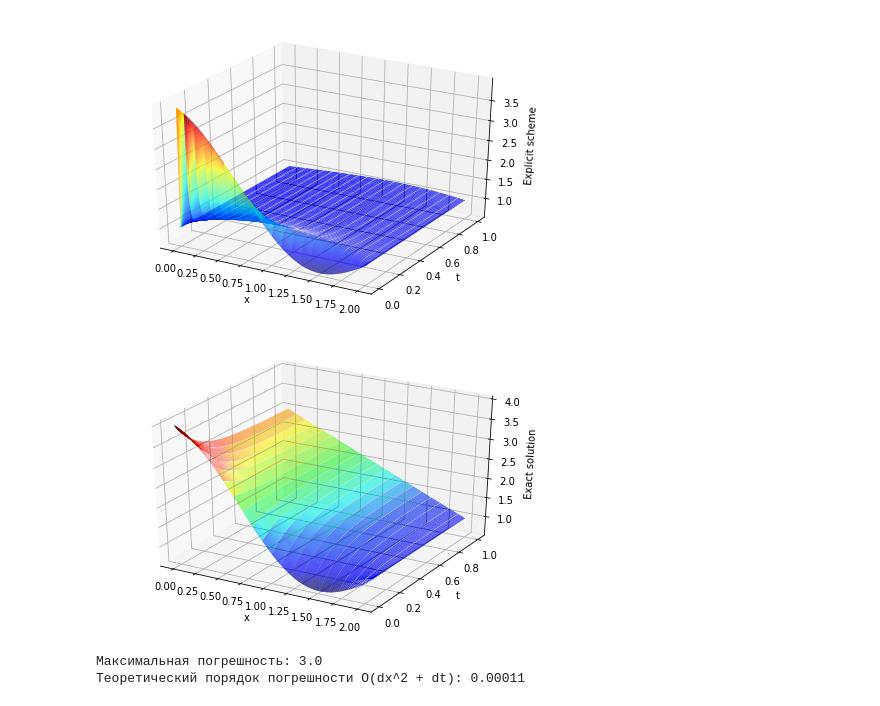
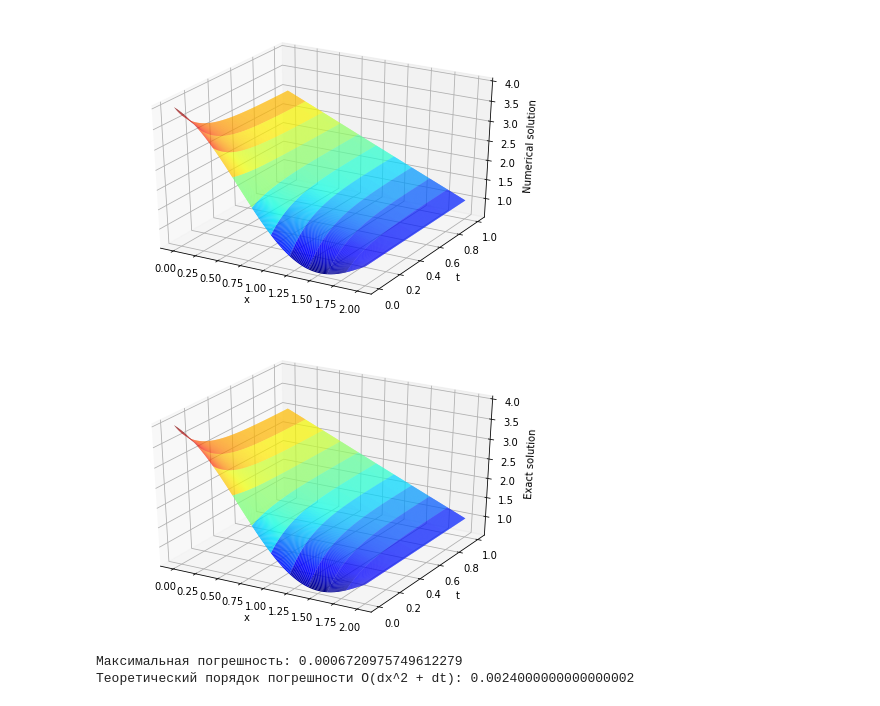
Before and after one commit to findMeInTheBox/heat_eq, a Jupyter notebook: heat_equation.ipynb, the cells around one changed output. Drawn from its saved outputs; the diff is of its cells as text; code cells hidden in the pictures.

Commit message:
Neumann boundary conditions were added to scheme Added cell with initial problem and exact solution

```diff
--- a/heat_equation.ipynb
+++ b/heat_equation.ipynb
@@ -22,3 +25,24 @@ dt = 1e-5
+# %%
+omega = 0.75 * np.pi
+
+a = 1
+u_0 = lambda x: 3 - x + np.cos(omega *x)
+g_0 = lambda t: 1
+g_1 = lambda t: 1
+
+l, T = 2, 1
+Nx = 50
+
+u = lambda x,t:  3 - x + np.cos(omega * x) * np.exp(-omega ** 2 * t)
+
+def ue(t, x):
+    Nt, Nx = len(t), len(x)
+    u = np.zeros(shape=(Nt, Nx))
+    for j in range(Nt):
+        tt = np.exp(-omega ** 2 * t[j])
+        for i in range(Nx):
+            u[j, i] = 3 - x[i] + np.cos(omega * x[i]) * tt
+    return u
 # %%
 def plot_surface(xm,tm,um,title = '',x_lable = 'x',y_lable = 't',z_lable = 'Z'):
     ax = axes3d.Axes3D(plt.figure())
@@ -45,15 +78,17 @@ def solve(dx, dt, f, u_0, g_0, g_1, a):
 # %%
-Nx, Nt = int(1/dx), int(1/dt)
-U = solve(dx, dt, f, u_0, g_0, g_1, a)
-x, t  = greed(Nx, Nt)
+Nx = 50
+Nt, dx, dt = mesh_params(Nx)
+x, t = mesh(Nx, Nt)
+U, u_m = solve(Nx, l, T, u_0, g_0, g_1)
 x_mesh, t_mesh = np.meshgrid(x, t)
-plot_surface(x_mesh, t_mesh, U, z_lable = 'Explicit scheme')
-plot_surface(x_mesh,t_mesh,u(x_mesh,t_mesh),z_lable = 'Exact solution')
-er=abs(U - u(x_mesh,t_mesh))
-print("Максимальная погрешность:",er.max())
-print("Теоретический порядок погрешности O(dx^2 + dt):", dx**2 + dt)
+plot_surface(x_mesh, t_mesh, U,  z_lable = 'Numerical solution')
+plot_surface(x_mesh, t_mesh, u_m, z_lable = 'Exact solution')
+
+err = np.abs(U - u_m)
+print("Максимальная погрешность:", np.max(err))
+print("Теоретический порядок погрешности O(dx^2 + dt):", dx ** 2 + dt)
 # %% [output]
-[figure, old version]
+[figure, new version]
-[figure, old version]
+[figure, new version]
-Максимальная погрешность: 3.0
-Теоретический порядок погрешности O(dx^2 + dt): 0.00011
+Максимальная погрешность: 0.0006720975749612279
+Теоретический порядок погрешности O(dx^2 + dt): 0.0024000000000000002
```
Also changed, not shown: parts of 4 cells of this notebook.
